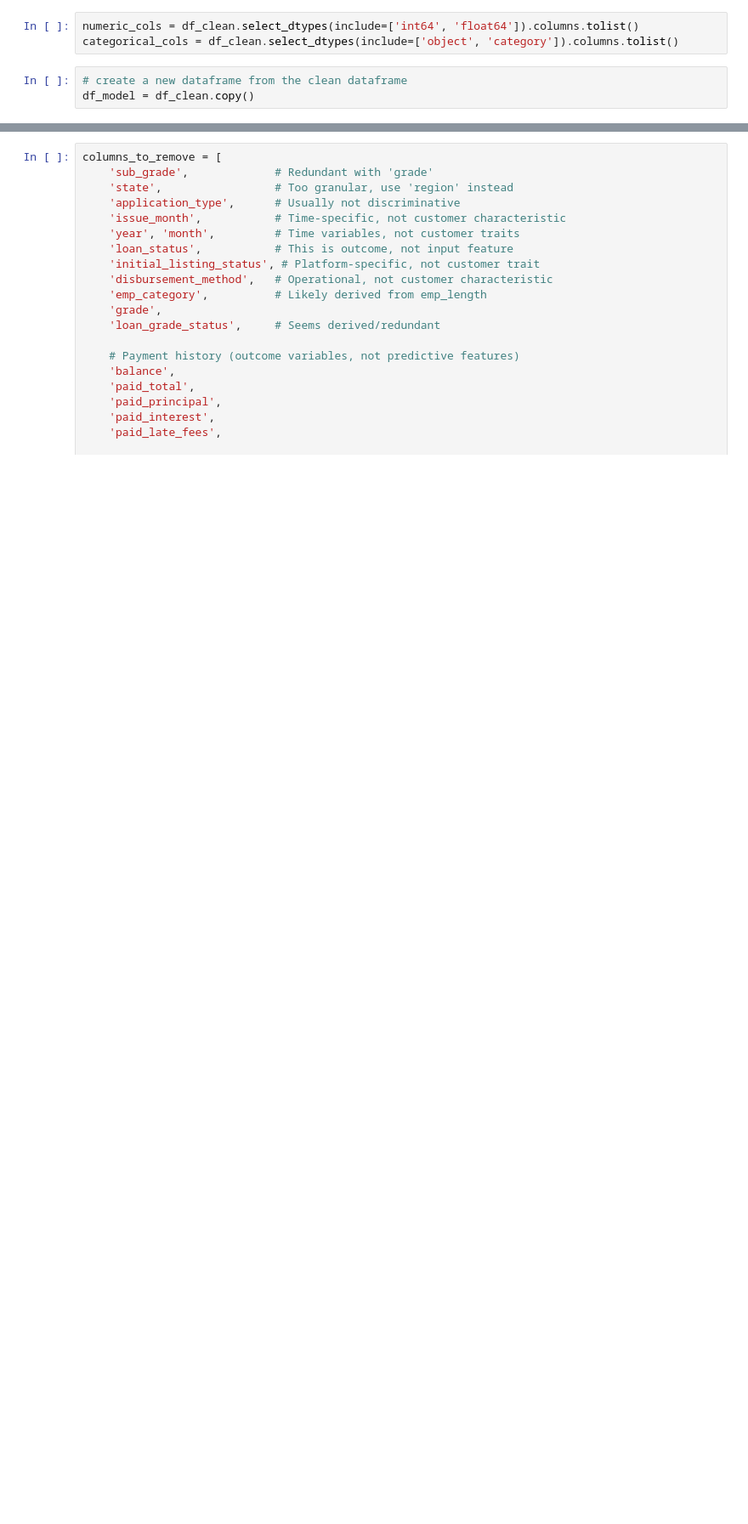
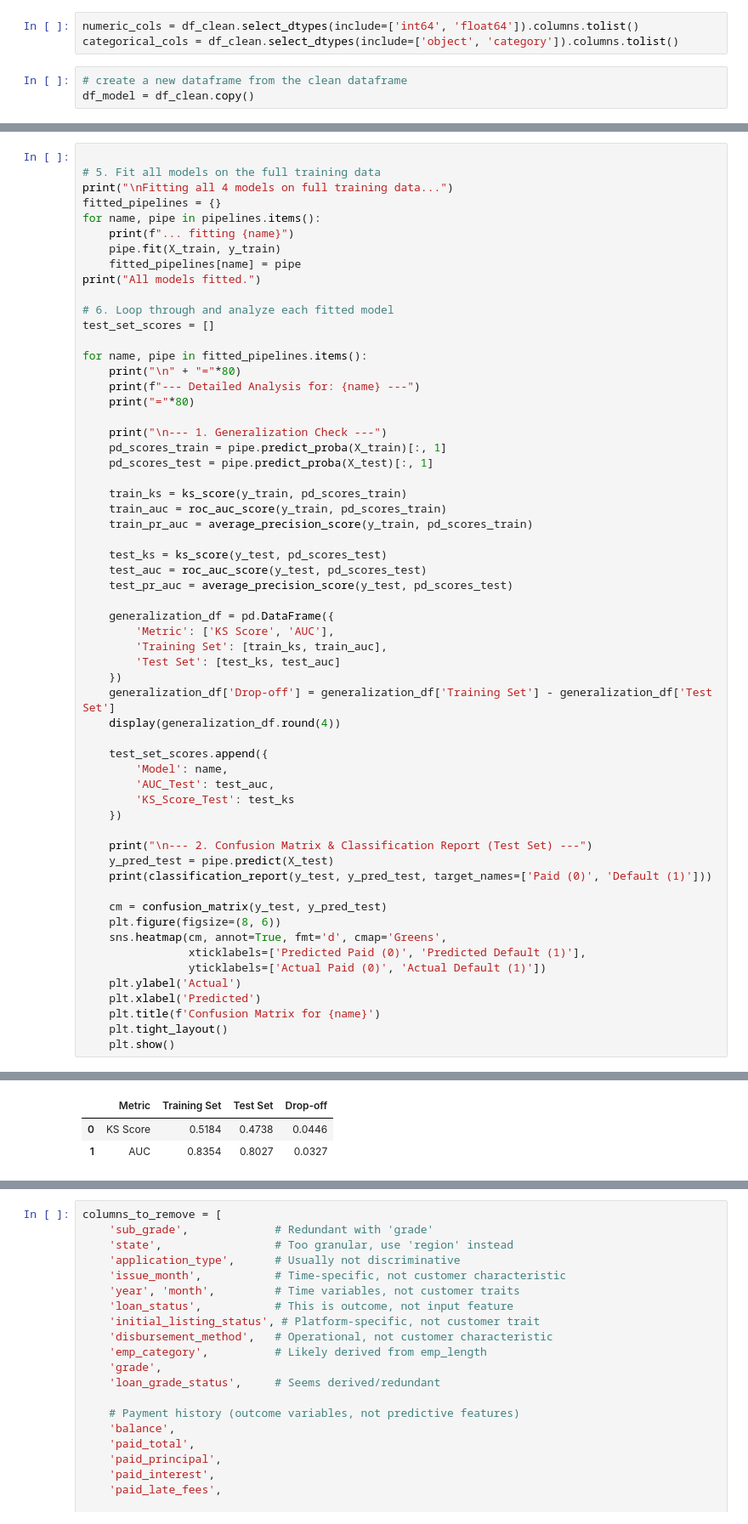
Before and after one commit to tjgusshy/P2p-Lending-Supervised-and-Unsupervised-Machine-Laarning-Project, a Jupyter notebook: p2p - Copy2.ipynb, the cells around one changed output, grey strips where cells are left out. Shown at 85% size. Cells and saved outputs as stored; diff of their text form; blank space fills up the shorter version.

```diff
--- a/p2p - Copy2.ipynb
+++ b/p2p - Copy2.ipynb
@@ -1611,0 +1429,60 @@ weighted avg       0.83      0.74      0.77      1701
+# %%
+
+# 5. Fit all models on the full training data
+print("\nFitting all 4 models on full training data...")
+fitted_pipelines = {}
+for name, pipe in pipelines.items():
+    print(f"... fitting {name}")
+    pipe.fit(X_train, y_train)
+    fitted_pipelines[name] = pipe
+print("All models fitted.")
+
+# 6. Loop through and analyze each fitted model
+test_set_scores = []
+
+for name, pipe in fitted_pipelines.items():
+    print("\n" + "="*80)
+    print(f"--- Detailed Analysis for: {name} ---")
+    print("="*80)
+
+    print("\n--- 1. Generalization Check ---")
+    pd_scores_train = pipe.predict_proba(X_train)[:, 1]
+    pd_scores_test = pipe.predict_proba(X_test)[:, 1]
+
+    train_ks = ks_score(y_train, pd_scores_train)
+    train_auc = roc_auc_score(y_train, pd_scores_train)
+    train_pr_auc = average_precision_score(y_train, pd_scores_train)
+
+    test_ks = ks_score(y_test, pd_scores_test)
+    test_auc = roc_auc_score(y_test, pd_scores_test)
+    test_pr_auc = average_precision_score(y_test, pd_scores_test)
+
+    generalization_df = pd.DataFrame({
+        'Metric': ['KS Score', 'AUC'],
+        'Training Set': [train_ks, train_auc],
+        'Test Set': [test_ks, test_auc]
+    })
+    generalization_df['Drop-off'] = generalization_df['Training Set'] - generalization_df['Test Set']
+    display(generalization_df.round(4))
+
+    test_set_scores.append({
+        'Model': name,
+        'AUC_Test': test_auc,
+        'KS_Score_Test': test_ks
+    })
+
+    print("\n--- 2. Confusion Matrix & Classification Report (Test Set) ---")
+    y_pred_test = pipe.predict(X_test)
+    print(classification_report(y_test, y_pred_test, target_names=['Paid (0)', 'Default (1)']))
+
+    cm = confusion_matrix(y_test, y_pred_test)
+    plt.figure(figsize=(8, 6))
+    sns.heatmap(cm, annot=True, fmt='d', cmap='Greens',
+                xticklabels=['Predicted Paid (0)', 'Predicted Default (1)'],
+                yticklabels=['Actual Paid (0)', 'Actual Default (1)'])
+    plt.ylabel('Actual')
+    plt.xlabel('Predicted')
+    plt.title(f'Confusion Matrix for {name}')
+    plt.tight_layout()
+    plt.show()
+# %% [output]
@@ -1611,0 +1501,3 @@ weighted avg       0.83      0.74      0.77      1701
+|  | Metric | Training Set | Test Set | Drop-off |
+| 0 | KS Score | 0.5184 | 0.4738 | 0.0446 |
+| 1 | AUC | 0.8354 | 0.8027 | 0.0327 |
```
Also changed, not shown: parts of 25 cells of this notebook, 39 other files.
